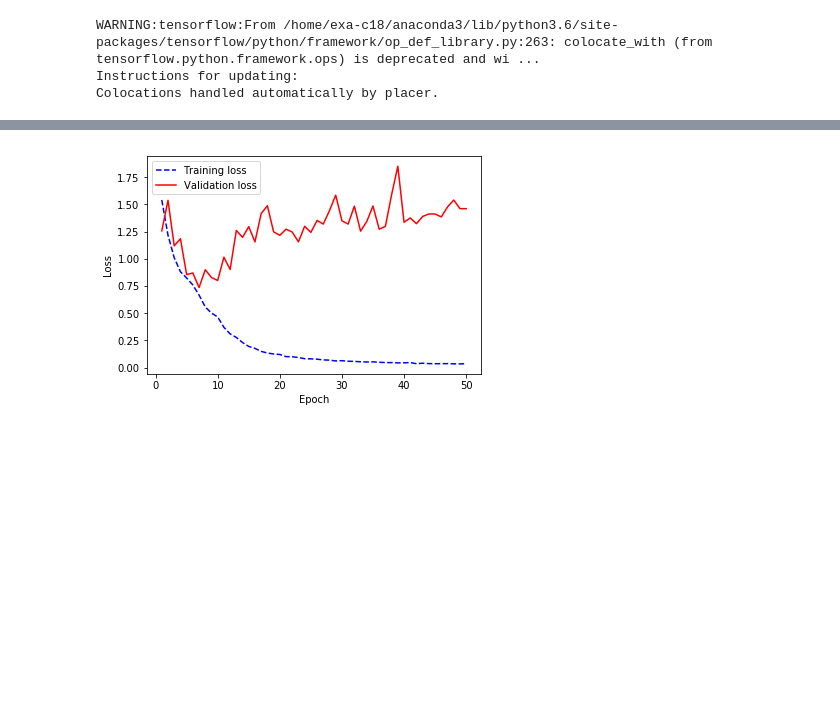
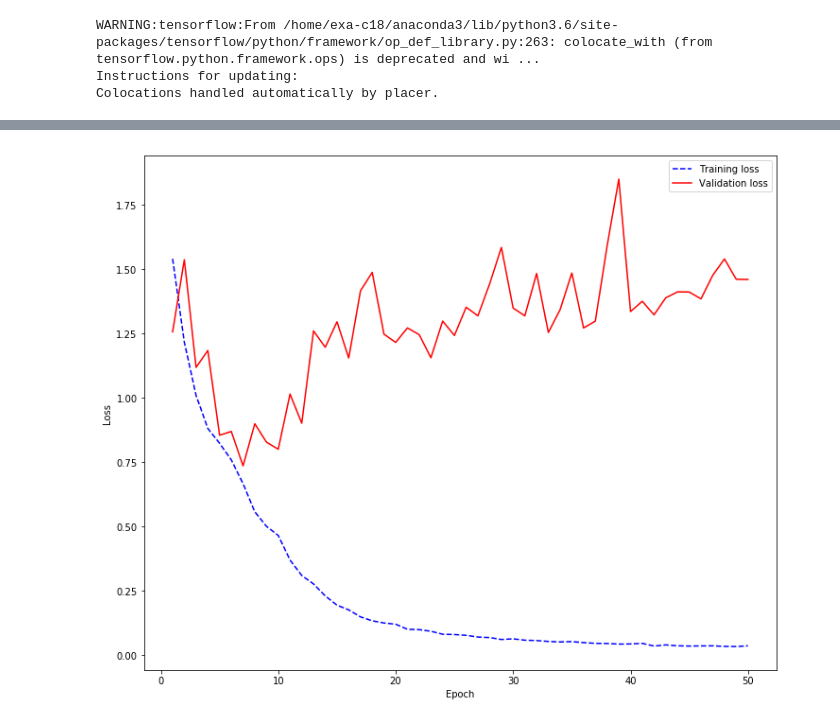
Before and after one commit to JISU-DL/Keras-ResNet, a Jupyter notebook: Resnet.ipynb, the cells around one changed output, grey strips where cells are left out. Saved outputs shown, nothing was run; the diff lists cells and outputs as text; code cells hidden in the pictures; blank space fills up the shorter version.

```diff
--- a/Resnet.ipynb
+++ b/Resnet.ipynb
@@ -169,6 +170,7 @@ plot_model(Model(inputs,x), to_file='./image/model_plot.png', show_shapes=True,
 import matplotlib.pyplot as plt
 
 def HistoryShow(hist):
+    plt.figure(figsize=(12, 10))
     loss = hist.history['loss']
     val_loss = hist.history['val_loss']
     total_epoch = [i for i in range(1,len(loss)+1)]
@@ -218,6 +219,6 @@ with open('histRes18.pk','wb') as f:
     pk.dump(hist,f)
 # %%
 with open('histRes18.pk','rb') as f:
-    hist = pk.load(f)
-    HistoryShow(hist)
+    hist1 = pk.load(f)
+    HistoryShow(hist1)
 # %% [output]
@@ -258,7 +262,7 @@ with open('histRes34.pk','wb') as f:
     pk.dump(hist,f)
 # %%
 with open('histRes34.pk','rb') as f:
-    hist = pk.load(f)
-    HistoryShow(hist)
+    hist2 = pk.load(f)
+    HistoryShow(hist2)
 # %% [output]
-[figure, old version]
+[figure, new version]
```
Also changed, not shown: parts of 7 cells of this notebook, 2 other files.
